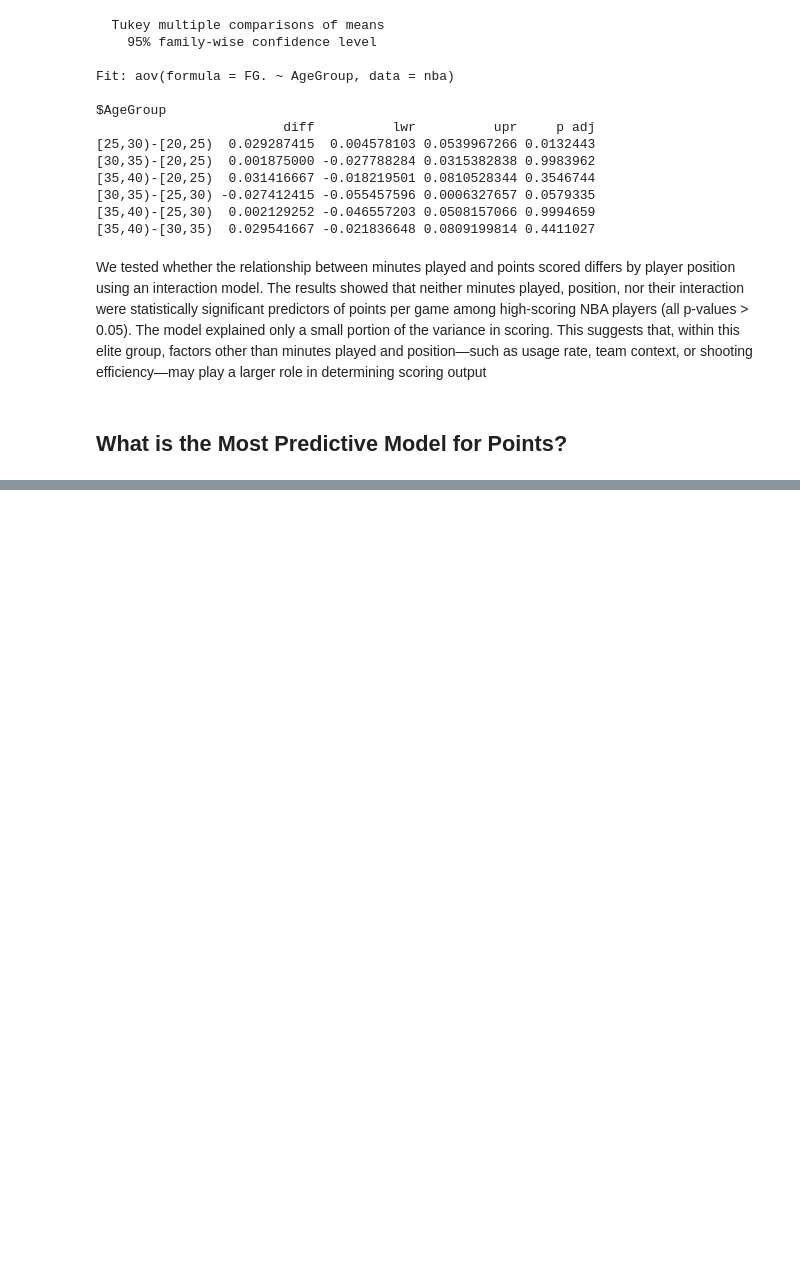
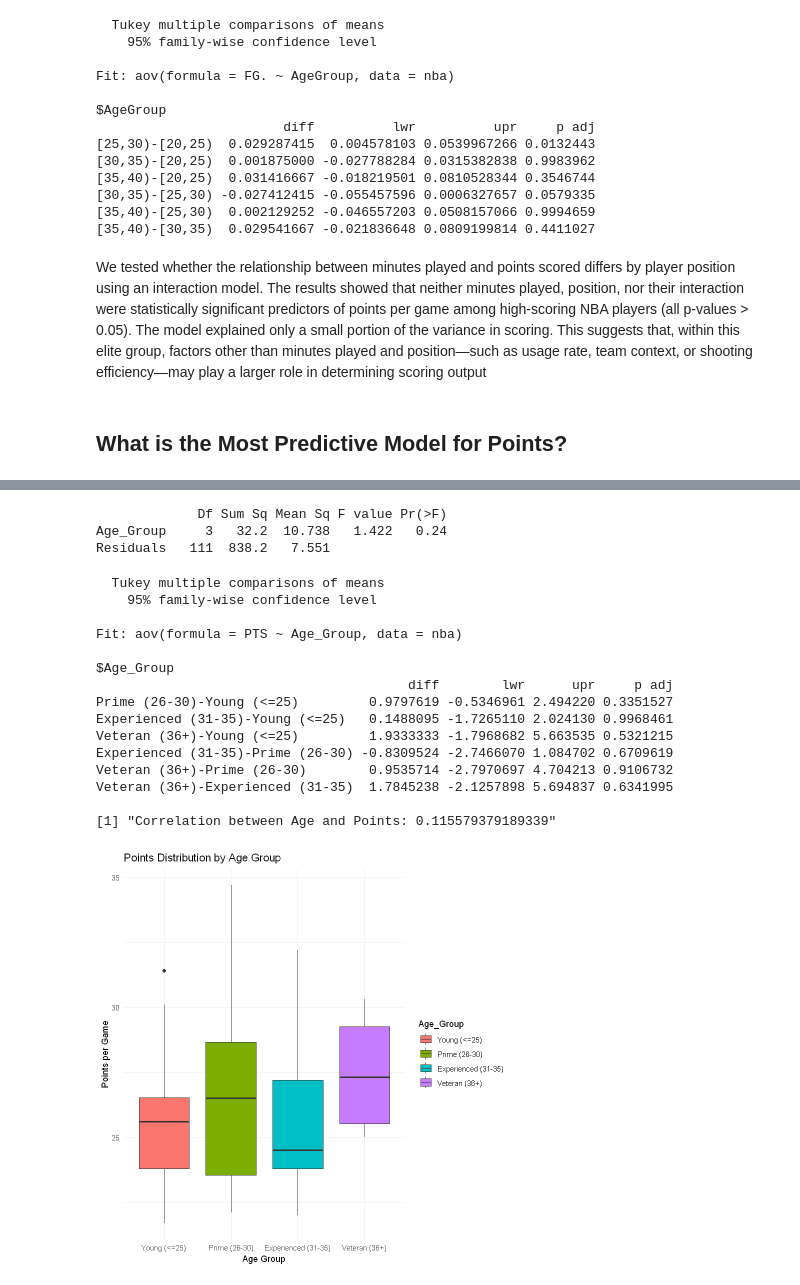
Before and after one commit to prnv19/NBA-Analytics-Using-R, a Jupyter notebook: EDA.ipynb, the cells around one changed output, grey strips where cells are left out. Drawn from its saved outputs; the diff is of its cells as text; code cells hidden in the pictures; blank space fills up the shorter version.

```diff
--- a/EDA.ipynb
+++ b/EDA.ipynb
@@ -311,0 +318,46 @@ F-statistic: 7.832 on 11 and 103 DF,  p-value: 9.984e-10
+# %%
+# Categorize Age into groups
+nba$Age_Group <- cut(nba$Age,
+                     breaks = c(0, 25, 30, 35, 100),
+                     labels = c("Young (<=25)", "Prime (26-30)", "Experienced (31-35)", "Veteran (36+)"))
+
+# ANOVA with Age Groups
+age_group_anova <- aov(PTS ~ Age_Group, data = nba)
+summary(age_group_anova)
+
+# Post-hoc Tukey Test
+tukey_result <- TukeyHSD(age_group_anova)
+print(tukey_result)
+
+# Visualization of Points by Age Group
+library(ggplot2)
+ggplot(nba, aes(x = Age_Group, y = PTS, fill = Age_Group)) +
+  geom_boxplot() +
+  labs(title = "Points Distribution by Age Group",
+       x = "Age Group",
+       y = "Points per Game") +
+  theme_minimal()
+
+# Correlation between Age and Points
+cor_age_points <- cor(nba$Age, nba$PTS)
+print(paste("Correlation between Age and Points:", cor_age_points))
+# %% [output]
+             Df Sum Sq Mean Sq F value Pr(>F)
+Age_Group     3   32.2  10.738   1.422   0.24
+Residuals   111  838.2   7.551
+  Tukey multiple comparisons of means
+    95% family-wise confidence level
+
+Fit: aov(formula = PTS ~ Age_Group, data = nba)
+
+$Age_Group
+                                        diff        lwr      upr     p adj
+Prime (26-30)-Young (<=25)         0.9797619 -0.5346961 2.494220 0.3351527
+Experienced (31-35)-Young (<=25)   0.1488095 -1.7265110 2.024130 0.9968461
+Veteran (36+)-Young (<=25)         1.9333333 -1.7968682 5.663535 0.5321215
+Experienced (31-35)-Prime (26-30) -0.8309524 -2.7466070 1.084702 0.6709619
+Veteran (36+)-Prime (26-30)        0.9535714 -2.7970697 4.704213 0.9106732
+Veteran (36+)-Experienced (31-35)  1.7845238 -2.1257898 5.694837 0.6341995
+
+[1] "Correlation between Age and Points: 0.115579379189339"
+[figure, added]
```
Also changed, not shown: parts of 12 cells of this notebook.
